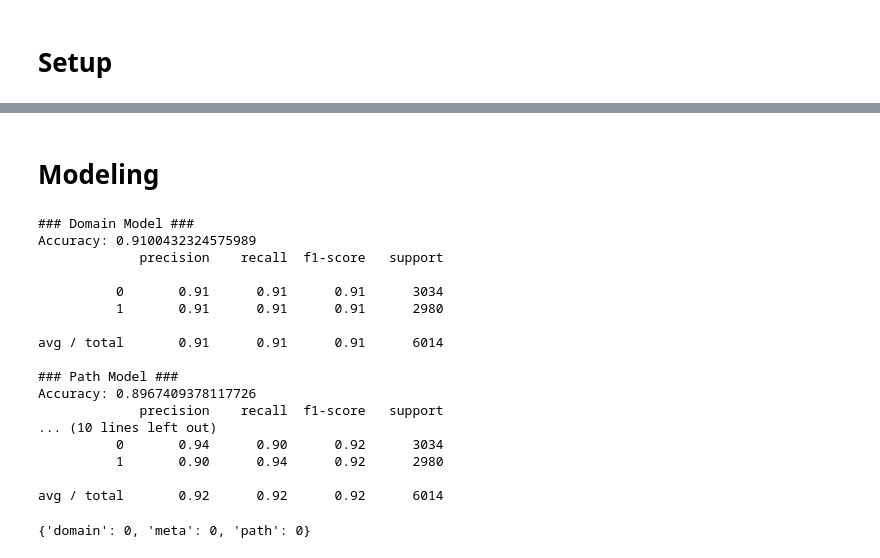
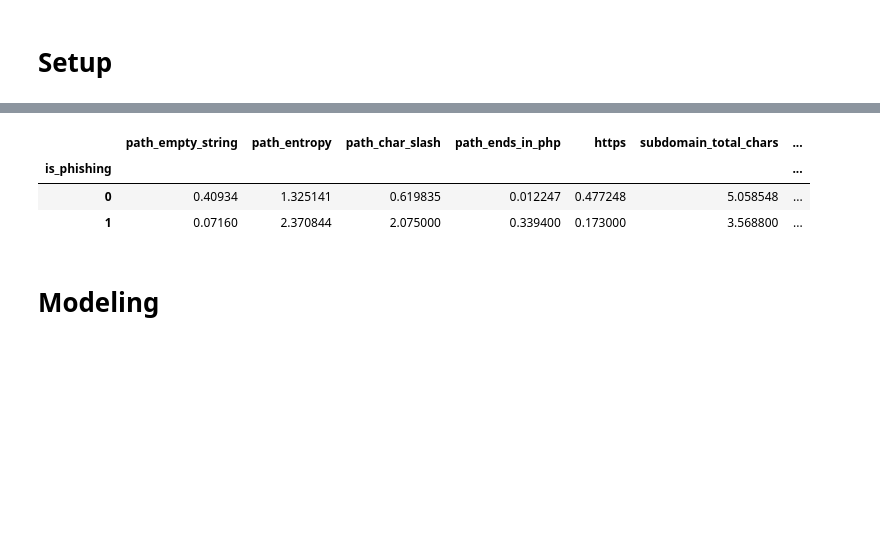
Before and after one commit to danallison/metis-work, a Jupyter notebook: project3/Phishing_URLs_EDA.ipynb, the cells around one changed output, grey strips where cells are left out. Cells and saved outputs as stored; diff of their text form; code cells hidden in the pictures; blank space fills up the shorter version.

```diff
--- a/project3/Phishing_URLs_EDA.ipynb
+++ b/project3/Phishing_URLs_EDA.ipynb
@@ -112,2 +43,15 @@ Name: is_phishing, Length: 171, dtype: float64
+# %%
+averages = data.groupby(['is_phishing']).mean()
+important_feature_columns = [
+    'path_empty_string','path_entropy','path_char_slash','path_ends_in_php',
+    'https','subdomain_total_chars','subdomain_empty_string','subdomain_entropy',
+    'domain_total_chars'
+]
+averages[important_feature_columns]
+# %% [output]
+|  | path_empty_string | path_entropy | path_char_slash | path_ends_in_php | https | subdomain_total_chars | ... |
+| is_phishing |  |  |  |  |  |  | ... |
+| 0 | 0.40934 | 1.325141 | 0.619835 | 0.012247 | 0.477248 | 5.058548 | ... |
+| 1 | 0.07160 | 2.370844 | 2.075000 | 0.339400 | 0.173000 | 3.568800 | ... |
 # %% [markdown]
 # Modeling
@@ -124,55 +57,0 @@ from sklearn.externals import joblib
-# %%
-models = []
-X = data[project3utils.numeric_feature_columns]
-y = data['is_phishing']
-X_train, X_test, y_train, y_test = train_test_split(X, y, test_size=0.3, random_state=987)
-meta_model_X_train = None
-meta_model_X_test = None
-for i, feature_columns in enumerate([project3utils.nonpath_feature_columns, project3utils.path_feature_columns]):
-    Xa_train, Xa_test = X_train[feature_columns], X_test[feature_columns]
-    # model = DummyClassifier()
-    # model = LogisticRegression()
-    # model = LinearSVC()
-    # model = SVC()
-    # model = DecisionTreeClassifier()
-    model = RandomForestClassifier(n_estimators=80, criterion='gini')
-    # model = GaussianNB()
-    model.fit(Xa_train, y_train)
-    predictions = model.predict(Xa_test)
-    print('### {} Model ###'.format(['Domain', 'Path'][i]))
-    print("Accuracy: {}".format(accuracy_score(y_test, predictions)))
-    print(classification_report(y_test, predictions))
-    models.append(model)
-    if i == 0:
-        meta_model_X_train = np.array([model.predict(Xa_train)]).T
-        meta_model_X_test = np.array([model.predict(Xa_test)]).T
-    else:
-        meta_model_X_train = np.append(meta_model_X_train, np.array([model.predict(Xa_train)]).T, 1)
-        meta_model_X_test = np.append(meta_model_X_test, np.array([model.predict(Xa_test)]).T, 1)
-
-meta_model_X_train = np.append(meta_model_X_train, X_train, 1)
-meta_model_X_test = np.append(meta_model_X_test, X_test, 1)
-meta_model = SVC()
-meta_model.fit(meta_model_X_train, y_train)
-predictions = meta_model.predict(meta_model_X_test)
-print('### Meta Model ###')
-print("Accuracy: {}".format(accuracy_score(y_test, predictions)))
-print(classification_report(y_test, predictions))
-# %% [output]
-### Domain Model ###
-Accuracy: 0.9100432324575989
-             precision    recall  f1-score   support
-
-          0       0.91      0.91      0.91      3034
-          1       0.91      0.91      0.91      2980
-
-avg / total       0.91      0.91      0.91      6014
-
-### Path Model ###
-Accuracy: 0.8967409378117726
-             precision    recall  f1-score   support
-... (10 lines left out)
-          0       0.94      0.90      0.92      3034
-          1       0.90      0.94      0.92      2980
-
-avg / total       0.92      0.92      0.92      6014
@@ -193,4 +57,0 @@ def predict_for_url(url):
-# %%
-predict_for_url('http://q.pet-dog-cat-supply-store.com')
-# %% [output]
-{'domain': 0, 'meta': 0, 'path': 0}
```
Also changed, not shown: parts of 28 cells of this notebook, 8 other files.
